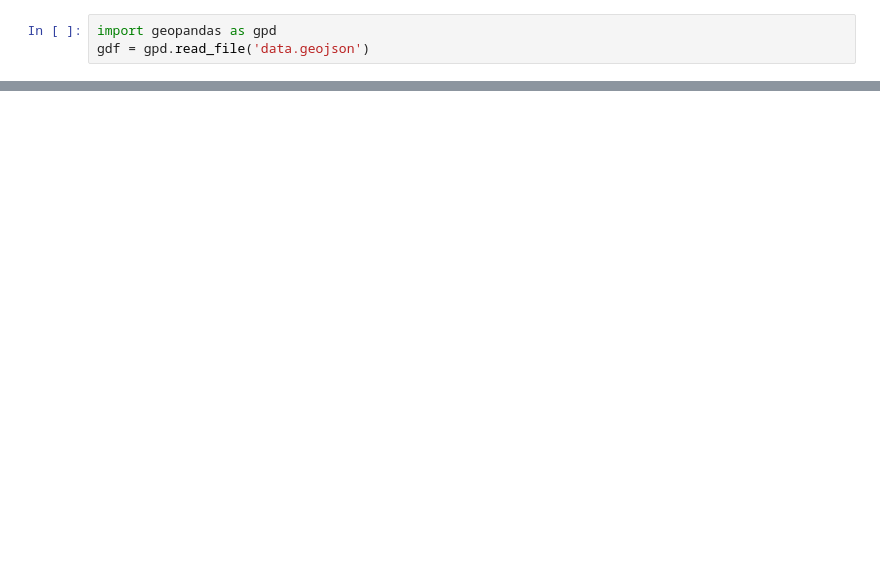
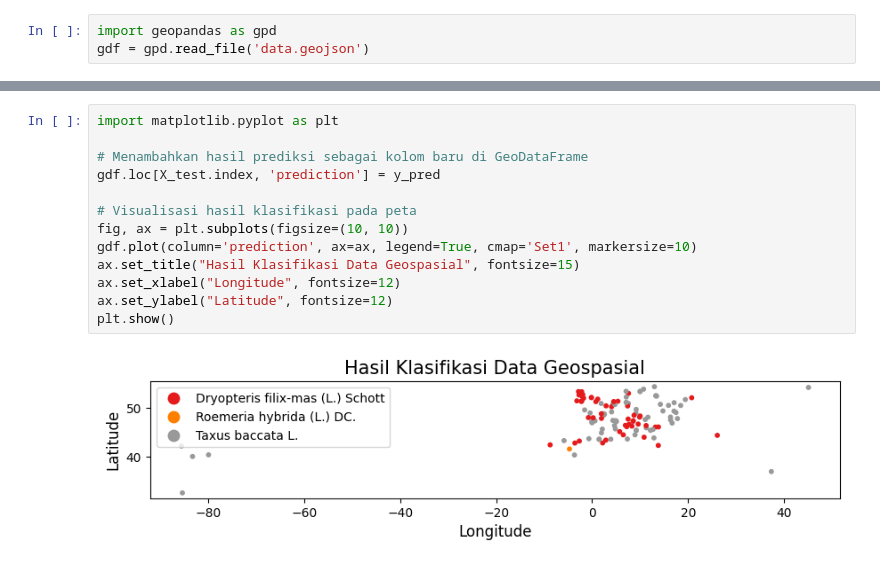
Before and after one commit to bukusilvanus/saindatageospasial, a Jupyter notebook: 7/7.7/7.7.2/main.ipynb, the cells around one changed output, grey strips where cells are left out. Drawn from its saved outputs; the diff is of its cells as text; blank space fills up the shorter version.

```diff
--- a/7/7.7/7.7.2/main.ipynb
+++ b/7/7.7/7.7.2/main.ipynb
@@ -34,0 +35,15 @@ Dryopteris filix-mas (L.) Schott       0.60      0.34      0.43        98
+# %%
+import matplotlib.pyplot as plt
+
+# Menambahkan hasil prediksi sebagai kolom baru di GeoDataFrame
+gdf.loc[X_test.index, 'prediction'] = y_pred
+
+# Visualisasi hasil klasifikasi pada peta
+fig, ax = plt.subplots(figsize=(10, 10))
+gdf.plot(column='prediction', ax=ax, legend=True, cmap='Set1', markersize=10)
+ax.set_title("Hasil Klasifikasi Data Geospasial", fontsize=15)
+ax.set_xlabel("Longitude", fontsize=12)
+ax.set_ylabel("Latitude", fontsize=12)
+plt.show()
+# %% [output]
+[figure, added]
```
Also changed, not shown: parts of 1 cell of this notebook.
